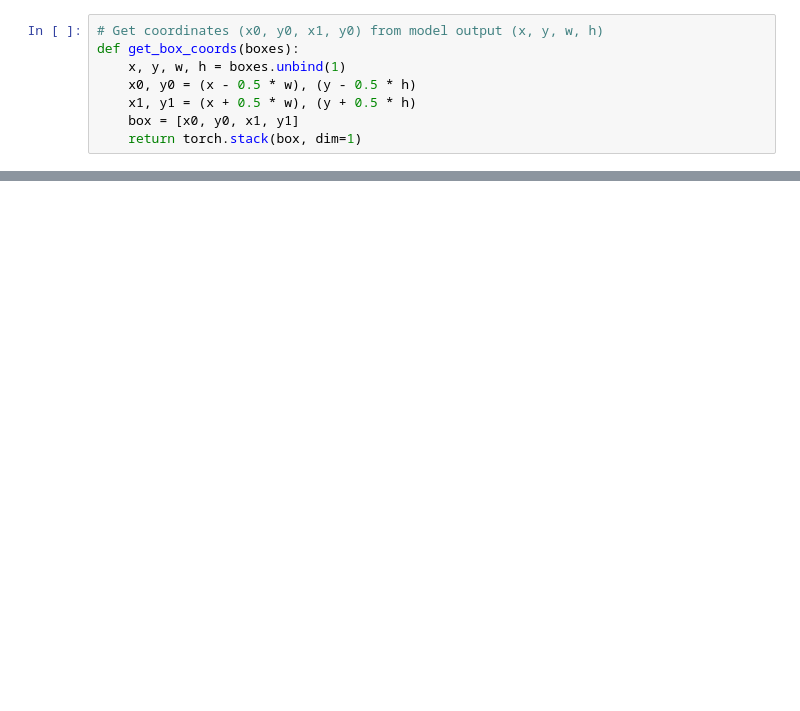
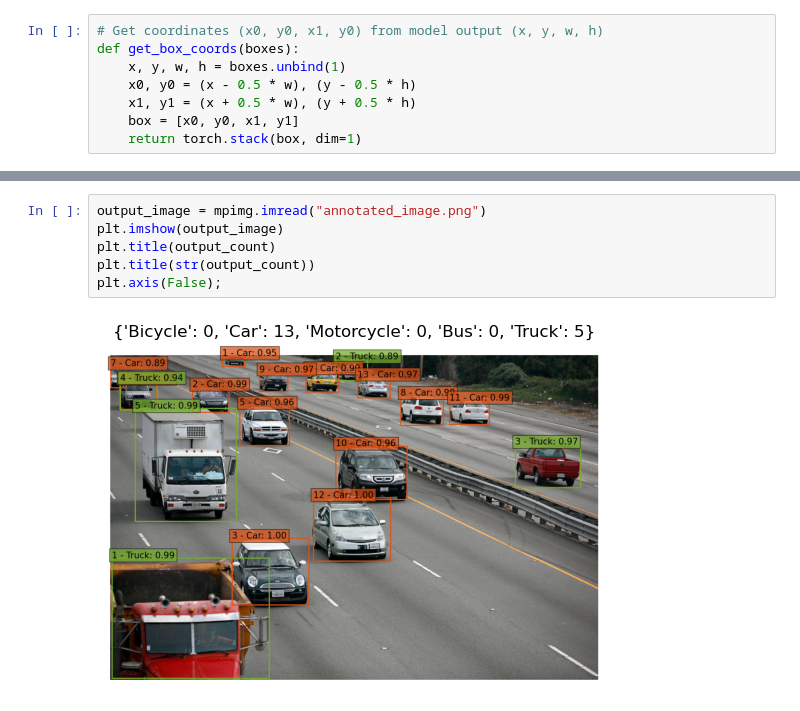
Before and after one commit to apolanco3225/Car-Detection-Counting, a Jupyter notebook: notebooks/DETR_Object_Detection.ipynb, the cells around one changed output, grey strips where cells are left out. Cells and saved outputs as stored; diff of their text form; blank space fills up the shorter version.

```diff
--- a/notebooks/DETR_Object_Detection.ipynb
+++ b/notebooks/DETR_Object_Detection.ipynb
@@ -125,0 +216,8 @@ plot_results(im, probs, bboxes)
+# %%
+output_image = mpimg.imread("annotated_image.png")
+plt.imshow(output_image)
+plt.title(output_count)
+plt.title(str(output_count))
+plt.axis(False);
+# %% [output]
+[figure, added]
```
Also changed, not shown: parts of 13 cells of this notebook.
